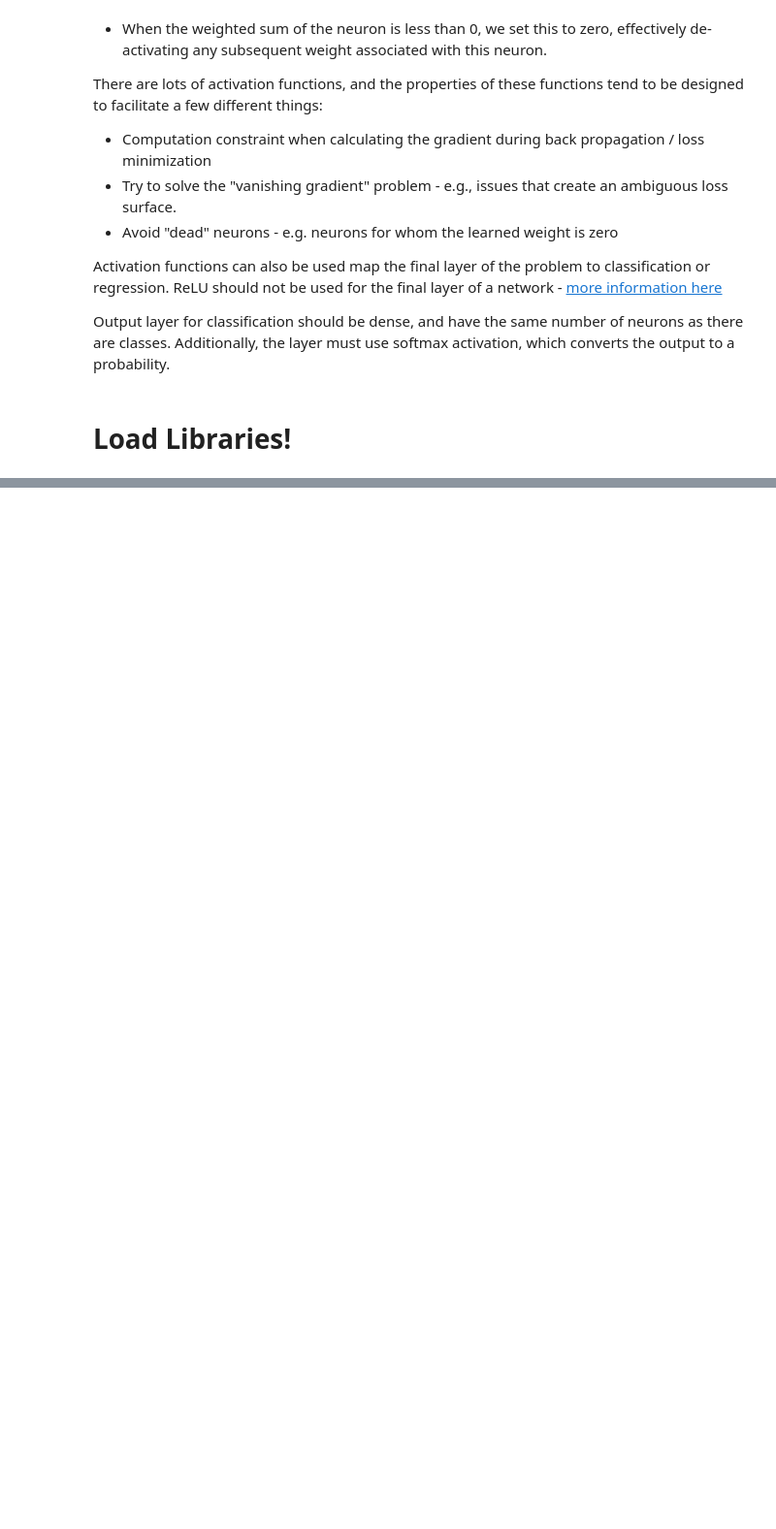
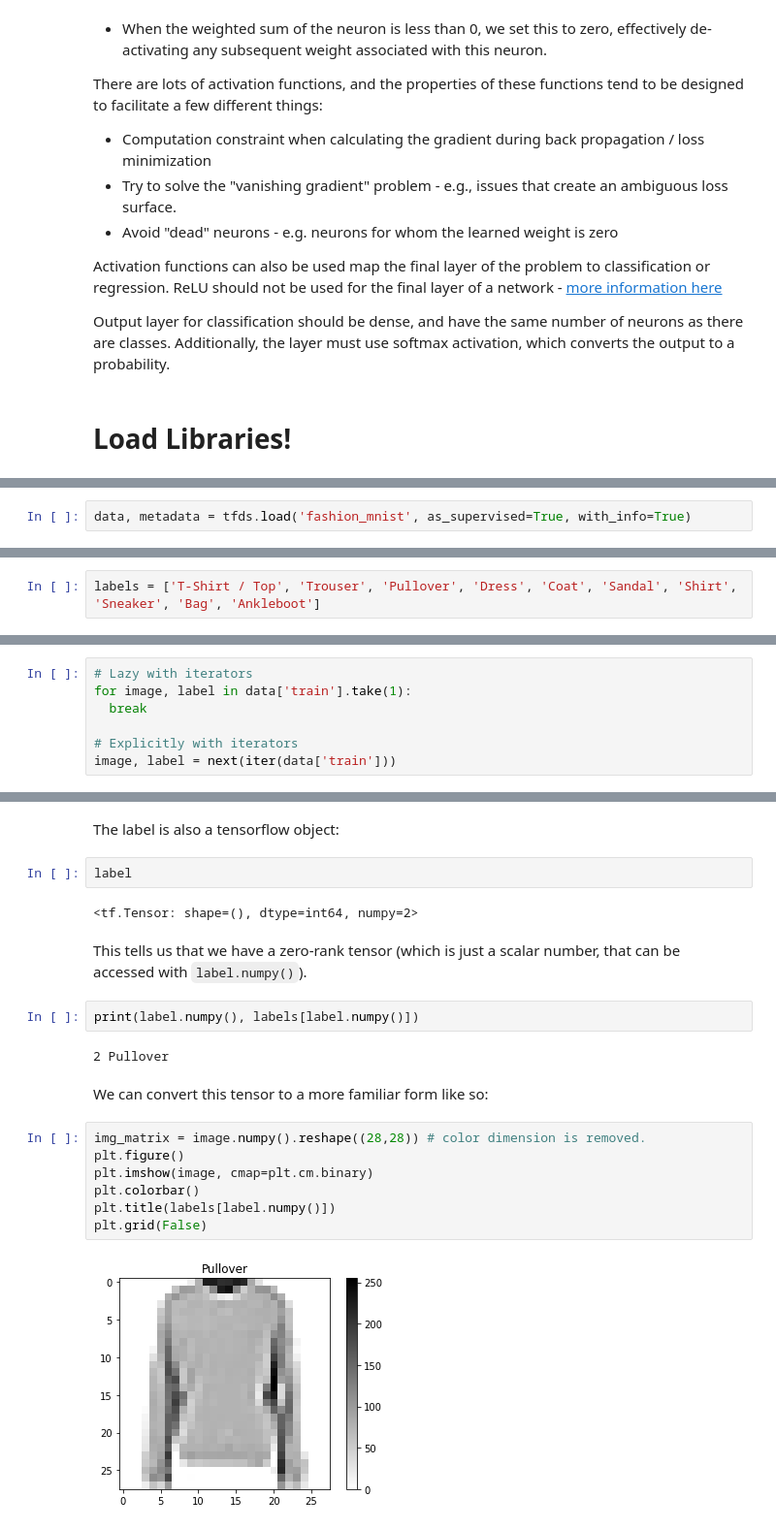
Before and after one commit to Jollyhrothgar/deep_learning, a Jupyter notebook: Lesson_3_The_Fashion_MNIST_Dataset.ipynb, the cells around one changed output, grey strips where cells are left out. Shown at 97% size. Cells and saved outputs as stored; diff of their text form; blank space fills up the shorter version.

```diff
--- a/Lesson_3_The_Fashion_MNIST_Dataset.ipynb
+++ b/Lesson_3_The_Fashion_MNIST_Dataset.ipynb
@@ -47,0 +43,2 @@ ModuleNotFoundError: ignored
+# %%
+data, metadata = tfds.load('fashion_mnist', as_supervised=True, with_info=True)
@@ -47,0 +68,2 @@ ModuleNotFoundError: ignored
+# %%
+labels = ['T-Shirt / Top', 'Trouser', 'Pullover', 'Dress', 'Coat', 'Sandal', 'Shirt', 'Sneaker', 'Bag', 'Ankleboot']
@@ -47,0 +87,7 @@ ModuleNotFoundError: ignored
+# %%
+# Lazy with iterators
+for image, label in data['train'].take(1):
+  break
+
+# Explicitly with iterators
+image, label = next(iter(data['train']))
@@ -47,0 +124,23 @@ ModuleNotFoundError: ignored
+# %% [markdown]
+The label is also a tensorflow object:
+# %%
+label
+# %% [output]
+<tf.Tensor: shape=(), dtype=int64, numpy=2>
+# %% [markdown]
+This tells us that we have a zero-rank tensor (which is just a scalar number, that can be accessed with `label.numpy()`).
+# %%
+print(label.numpy(), labels[label.numpy()])
+# %% [output]
+2 Pullover
+# %% [markdown]
+We can convert this tensor to a more familiar form like so:
+# %%
+img_matrix = image.numpy().reshape((28,28)) # color dimension is removed.
+plt.figure()
+plt.imshow(image, cmap=plt.cm.binary)
+plt.colorbar()
+plt.title(labels[label.numpy()])
+plt.grid(False)
+# %% [output]
+[figure, added]
```
Also changed, not shown: parts of 21 cells of this notebook.
